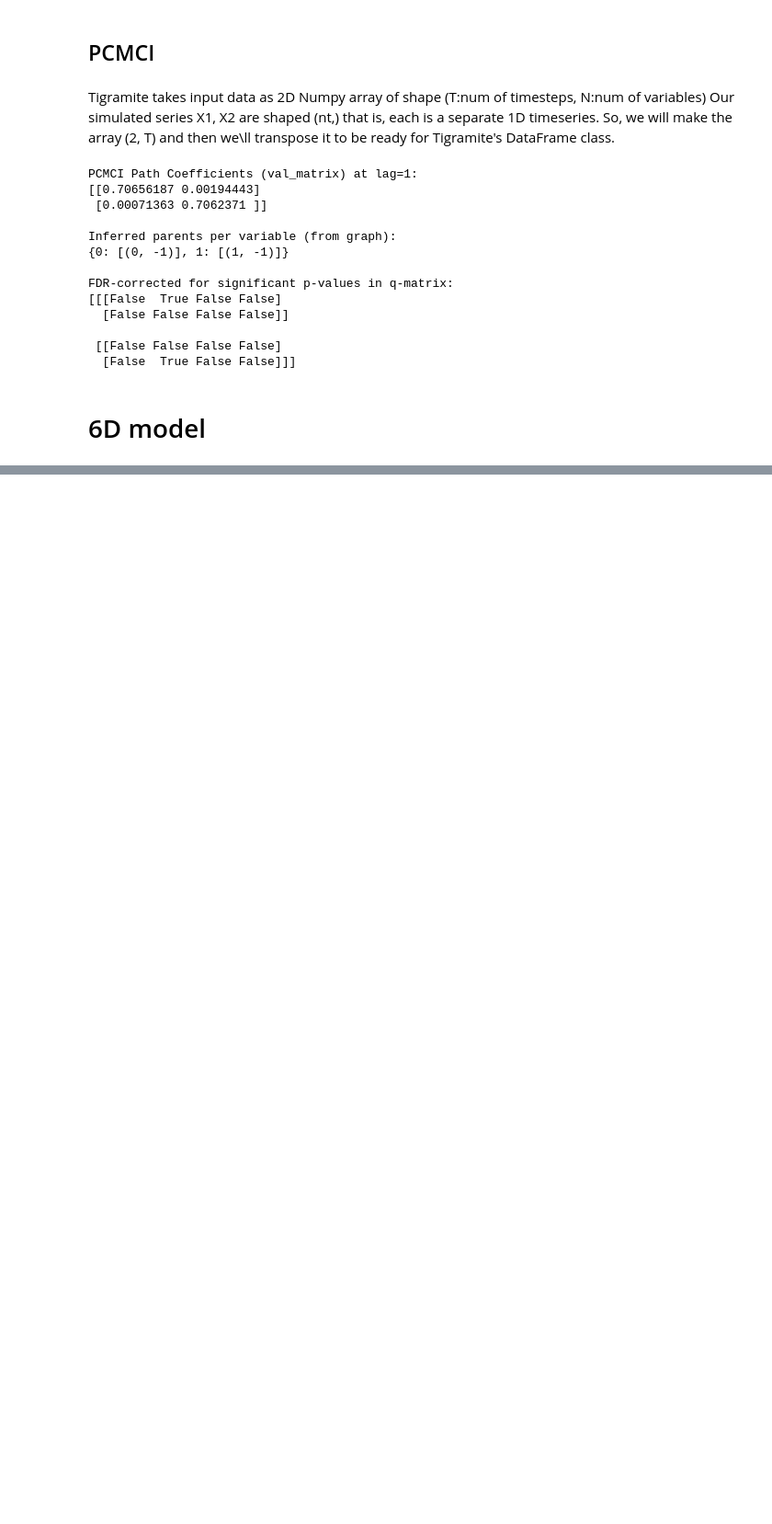
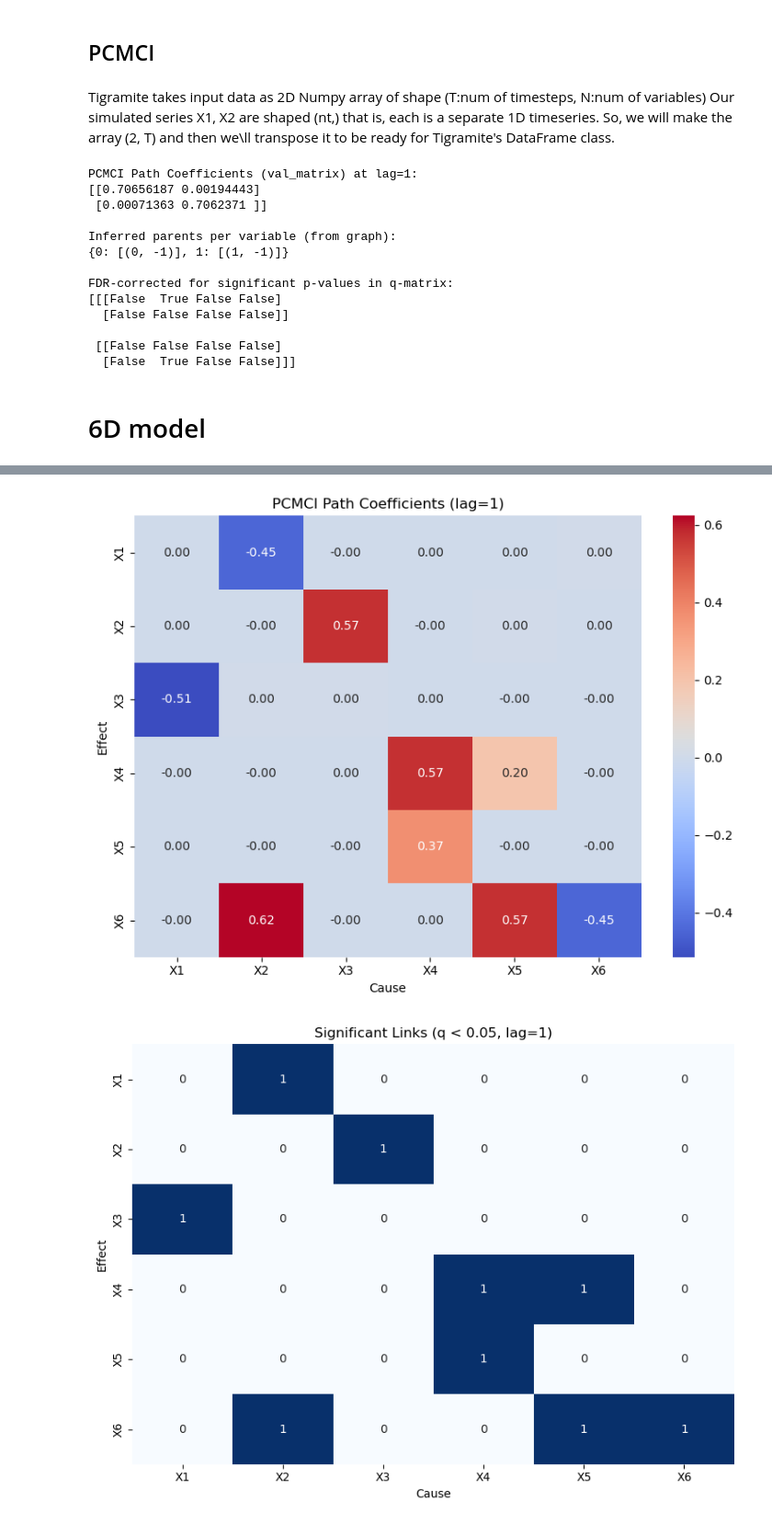
Before and after one commit to chivintar/causal-discovery, a Jupyter notebook: notebooks/main.ipynb, the cells around one changed output, grey strips where cells are left out. Shown at 92% size. Saved outputs shown, nothing was run; the diff lists cells and outputs as text; code cells hidden in the pictures; blank space fills up the shorter version.

```diff
--- a/notebooks/main.ipynb
+++ b/notebooks/main.ipynb
@@ -29,7 +29,7 @@ load_series = True # True: load time series; False: compute and save time series
 save_var = True # True: save Liang index and correlation coefficient (for plotting afterwards); False: don't save variables
 
 filename = '../data/2D_series.npy'
-var_filename = '../data/2D_liang.npy'
+var_filename = '../results/npy/2D_liang.npy'
 if load_series == True: # load time series
     t, X1, X2 = np.load(filename, allow_pickle=True)
     T, tau, R, error_T, error_tau, error_R, sig_T, sig_tau, sig_R = np.load(var_filename, allow_pickle=True)
@@ -59,8 +59,8 @@ if load_series==False:
 
     # Apply Liang-Kleeman Info Flow on Post-Transient Segment
     print("Computing the Information Flow Rate...")
-    start = time.time()
+    start_L2 = time.time()
     xx = np.array([X1[start_computation:], X2[start_computation:]])
     T, tau, R, error_T, error_tau, error_R = compute_liang_nvar(xx, dt, n_iter)
-    print(f"LKIFR computation time: {time.time() - start:.2f} seconds")
+    print(f"LKIFR computation time: {time.time() - start_L2:.2f} seconds")
 # %%
@@ -284,0 +184,12 @@ Liang-Kleeman Info Transfer (T) [6D]:
+# %%
+nvar_6d = 6 # number of variables (Liang [2021]: nvar=6)
+n_iter = 400 # nuof bootstrap realizations (for computing the error in Liang index)
+b_factor = 1 # amplitude of stochastic perturbation
+conf = 1.96 # 1.96 if 95% confidence interval; 2.58 if 99% confidence interval; 1.65 if 90% confidence interval
+
+# Time parameters
+dt = 1 # time step
+tmax = 1.e6 # total duration in unit times
+nt = int(tmax / dt) # number of time steps (Liang [2021]: nt=10000)
+t = np.linspace(0,tmax,nt) # time vector (varying between 0 and tmax with nt time steps)
+start_computation = int(10000 / dt) # exclude the first transient times for computing correlation coefficient and rate of information transfer
@@ -284,0 +401,60 @@ Liang-Kleeman Info Transfer (T) [6D]:
+# %%
+import matplotlib.pyplot as plt
+import seaborn as sns
+import networkx as nx
+import os
+
+# Create results folder if not exist
+os.makedirs("../results/plots", exist_ok=True)
+
+# --- Variables ---
+val_matrix = results_6d['val_matrix'][:, :, 1]  # Only lag=1
+sig_links = significant_6d[:, :, 1]
+var_names = [f"X{i+1}" for i in range(val_matrix.shape[0])]
+
+# --- 1. Heatmap of path coefficients ---
+plt.figure(figsize=(8, 6))
+sns.heatmap(val_matrix, xticklabels=var_names, yticklabels=var_names, annot=True, fmt=".2f", cmap="coolwarm")
+plt.title("PCMCI Path Coefficients (lag=1)")
+plt.xlabel("Cause")
+plt.ylabel("Effect")
+plt.tight_layout()
+plt.savefig("../results/plots/pcmci_6d_val_matrix_lag1.png")
+plt.show()
+
+# --- 2. Binary heatmap of significant links ---
+plt.figure(figsize=(8, 6))
+sns.heatmap(sig_links, xticklabels=var_names, yticklabels=var_names, cmap="Blues", cbar=False, annot=True)
+plt.title("Significant Links (q < 0.05, lag=1)")
+plt.xlabel("Cause")
+plt.ylabel("Effect")
+plt.tight_layout()
+plt.savefig("../results/plots/pcmci_6d_significant_links_lag1.png")
+plt.show()
+
+# --- 3. Network graph of significant causal links ---
+G = nx.DiGraph()
+G.add_nodes_from(var_names)
+
+for i in range(val_matrix.shape[0]):
+    for j in range(val_matrix.shape[1]):
+        if sig_links[i, j]:
+            G.add_edge(var_names[j], var_names[i], weight=val_matrix[i, j])  # cause -> effect
+
+plt.figure(figsize=(8, 6))
+pos = nx.circular_layout(G)
+edges = G.edges(data=True)
+weights = [abs(d['weight']) for (_, _, d) in edges]
+
+nx.draw(G, pos, with_labels=True, node_size=1200, node_color="lightblue", arrows=True, width=2)
+nx.draw_networkx_edges(G, pos, edgelist=edges, width=weights, edge_color=weights, edge_cmap=plt.cm.viridis)
+edge_labels = {(u, v): f"{d['weight']:.2f}" for u, v, d in edges}
+nx.draw_networkx_edge_labels(G, pos, edge_labels=edge_labels)
+
+plt.title("PCMCI Causal Graph (lag=1, q < 0.05)")
+plt.tight_layout()
+plt.savefig("../results/plots/pcmci_6d_network_graph_lag1.png")
+plt.show()
+# %% [output]
+[figure, added]
+[figure, added]
```
Also changed, not shown: parts of 15 cells of this notebook, 13 other files.
